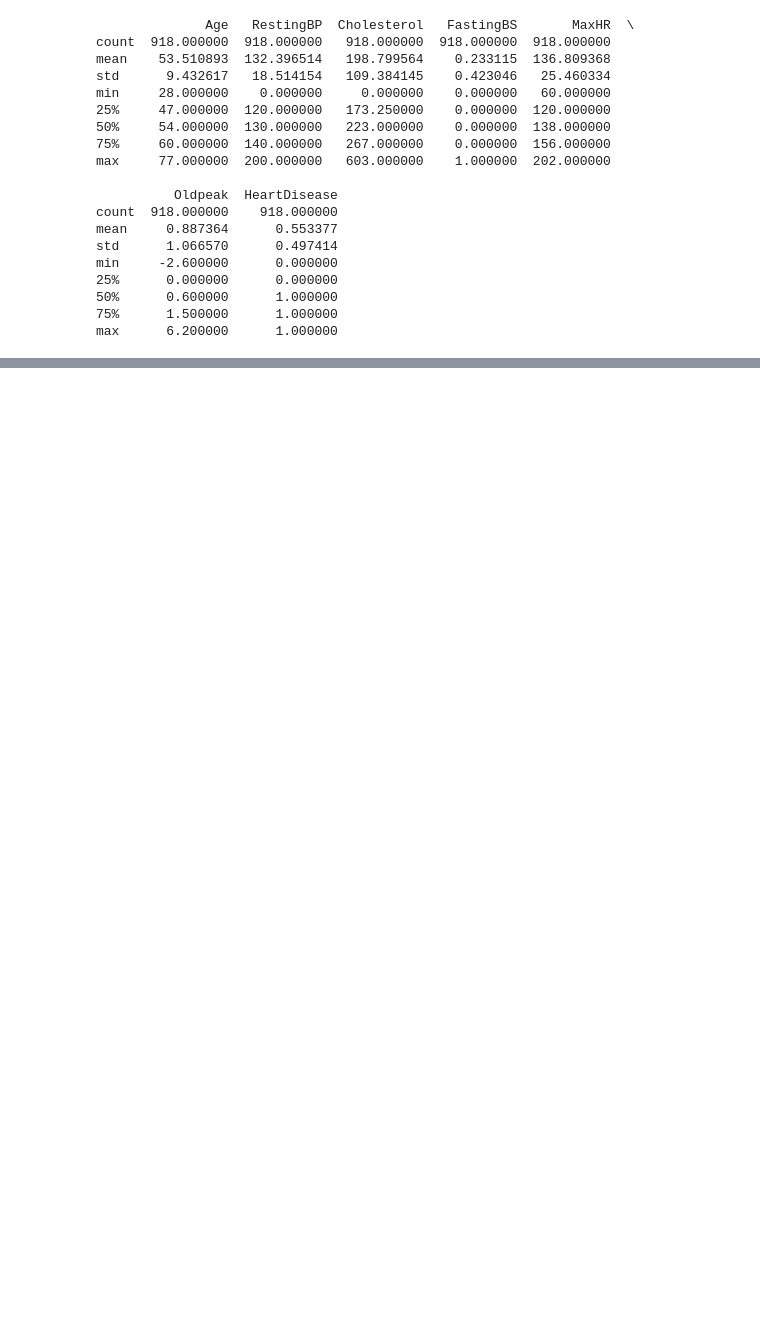
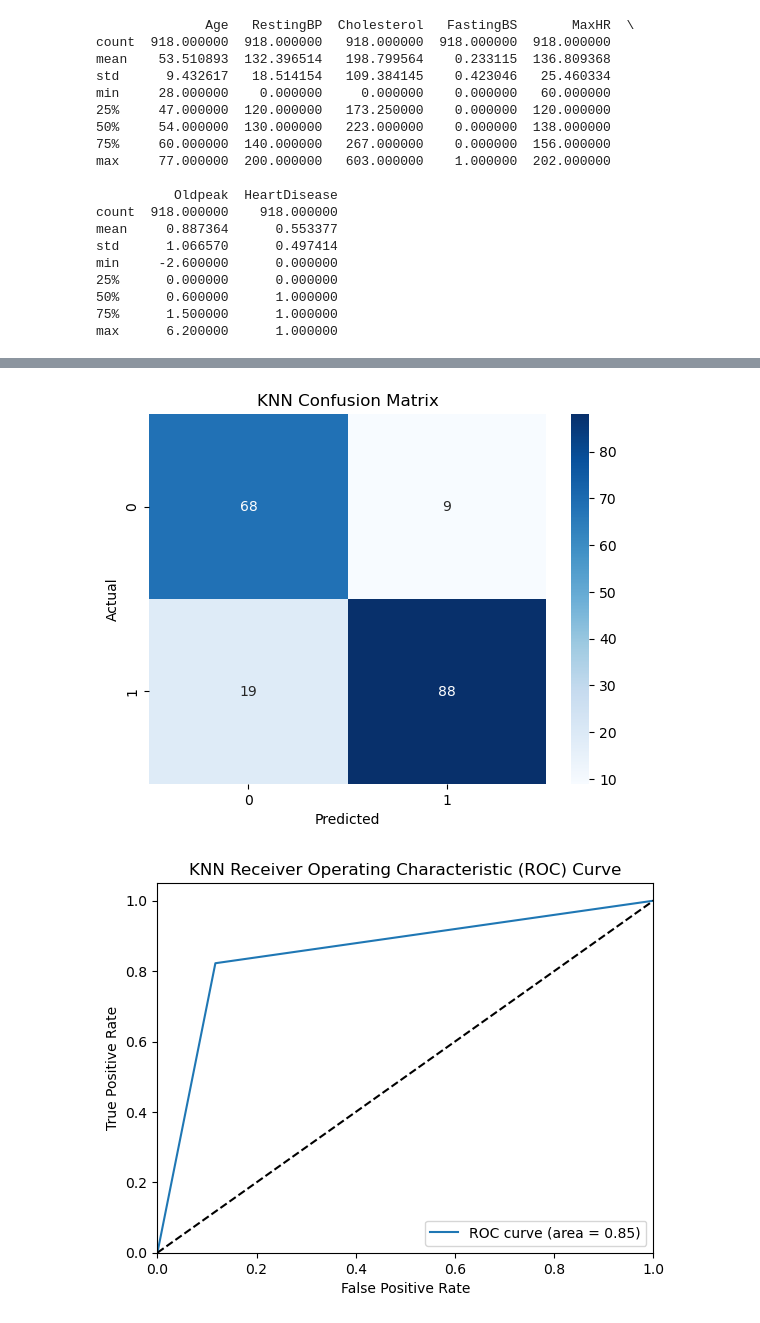
Before and after one commit to anupgp/Heart-Failure-Prediction, a Jupyter notebook: .ipnyb_checkpoints/heart-failure-data-analysis.ipynb, the cells around one changed output, grey strips where cells are left out. Cells and saved outputs as stored; diff of their text form; code cells hidden in the pictures; blank space fills up the shorter version.

```diff
--- a/.ipnyb_checkpoints/heart-failure-data-analysis.ipynb
+++ b/.ipnyb_checkpoints/heart-failure-data-analysis.ipynb
@@ -35,0 +298,23 @@ max      6.200000      1.000000
+# %%
+# Plot confusion matrices for KNN.
+plot = sns.heatmap(cm, annot=True, fmt='d', cmap='Blues')
+plt.title("KNN Confusion Matrix")
+plt.xlabel("Predicted")
+plt.ylabel("Actual")
+plt.show()
+# Plot the ROC curves and calculate AUC scores to visualize classification performance.
+from sklearn.metrics import roc_curve, auc
+roc_curve = roc_curve(y_test, y_pred_knn)
+roc_auc = auc(roc_curve[0], roc_curve[1])
+plt.plot(roc_curve[0], roc_curve[1], label='ROC curve (area = %0.2f)' % roc_auc)
+plt.plot([0, 1], [0, 1], 'k--')
+plt.xlim([0.0, 1.0])
+plt.ylim([0.0, 1.05])
+plt.xlabel('False Positive Rate')
+plt.ylabel('True Positive Rate')
+plt.title('KNN Receiver Operating Characteristic (ROC) Curve')
+plt.legend(loc="lower right")
+plt.show()
+# %% [output]
+[figure, added]
+[figure, added]
```
Also changed, not shown: parts of 8 cells of this notebook.
